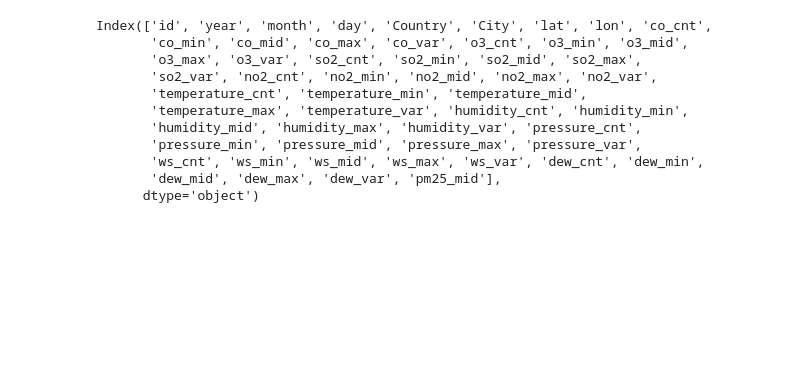
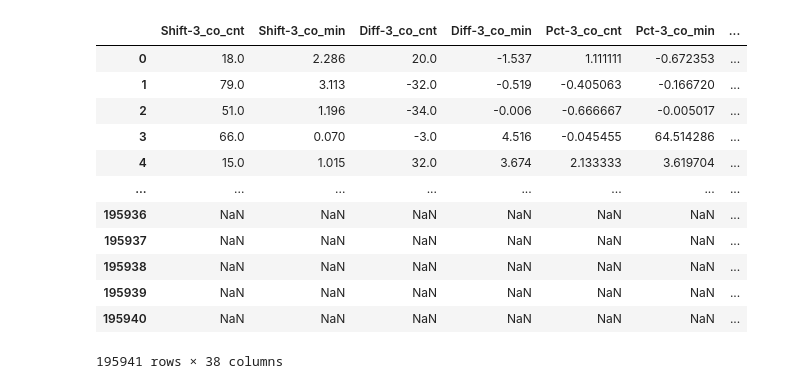
Before and after one commit to habroptilus/ds-monorepo, a Jupyter notebook: projects/sony/eda.ipynb, the cells around one changed output. Drawn from its saved outputs; the diff is of its cells as text; code cells hidden in the pictures; blank space fills up the shorter version.

```diff
--- a/projects/sony/eda.ipynb
+++ b/projects/sony/eda.ipynb
@@ -5,14 +5,19 @@ test=pd.read_csv("data/test.csv")
-# %%
-train.columns
-# %% [output]
-Index(['id', 'year', 'month', 'day', 'Country', 'City', 'lat', 'lon', 'co_cnt',
-       'co_min', 'co_mid', 'co_max', 'co_var', 'o3_cnt', 'o3_min', 'o3_mid',
-       'o3_max', 'o3_var', 'so2_cnt', 'so2_min', 'so2_mid', 'so2_max',
-       'so2_var', 'no2_cnt', 'no2_min', 'no2_mid', 'no2_max', 'no2_var',
-       'temperature_cnt', 'temperature_min', 'temperature_mid',
-       'temperature_max', 'temperature_var', 'humidity_cnt', 'humidity_min',
-       'humidity_mid', 'humidity_max', 'humidity_var', 'pressure_cnt',
-       'pressure_min', 'pressure_mid', 'pressure_max', 'pressure_var',
-       'ws_cnt', 'ws_min', 'ws_mid', 'ws_max', 'ws_var', 'dew_cnt', 'dew_min',
-       'dew_mid', 'dew_max', 'dew_var', 'pm25_mid'],
-      dtype='object')
+# %%
+from lilac.features.generators.lag_features import LagFeatures
+
+gen=LagFeatures(key_col="City", input_cols=["co_cnt","co_min"],ts_col="yyyymmdd")
+gen.fit_transform(train)
+# %% [output]
+|  | Shift-3_co_cnt | Shift-3_co_min | Diff-3_co_cnt | Diff-3_co_min | Pct-3_co_cnt | Pct-3_co_min | ... |
+| 0 | 18.0 | 2.286 | 20.0 | -1.537 | 1.111111 | -0.672353 | ... |
+| 1 | 79.0 | 3.113 | -32.0 | -0.519 | -0.405063 | -0.166720 | ... |
+| 2 | 51.0 | 1.196 | -34.0 | -0.006 | -0.666667 | -0.005017 | ... |
+| 3 | 66.0 | 0.070 | -3.0 | 4.516 | -0.045455 | 64.514286 | ... |
+| 4 | 15.0 | 1.015 | 32.0 | 3.674 | 2.133333 | 3.619704 | ... |
+| ... | ... | ... | ... | ... | ... | ... | ... |
+| 195936 | NaN | NaN | NaN | NaN | NaN | NaN | ... |
+| 195937 | NaN | NaN | NaN | NaN | NaN | NaN | ... |
+| 195938 | NaN | NaN | NaN | NaN | NaN | NaN | ... |
+| 195939 | NaN | NaN | NaN | NaN | NaN | NaN | ... |
+| 195940 | NaN | NaN | NaN | NaN | NaN | NaN | ... |
+195941 rows × 38 columns
```
Also changed, not shown: parts of 11 cells of this notebook, 10 other files.
